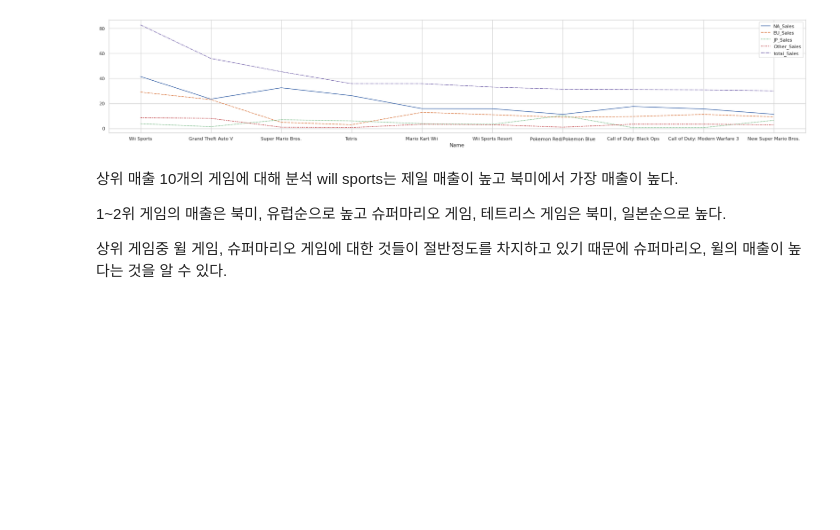
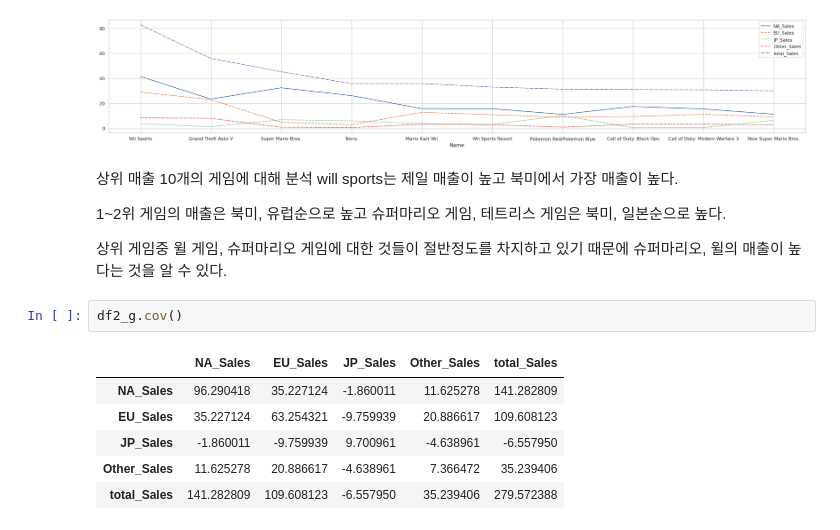
Before and after one commit to jiyoung-99/ML_practice, a Jupyter notebook: session1_project.ipynb, the cells around one changed output. Drawn from its saved outputs; the diff is of its cells as text; blank space fills up the shorter version.

```diff
--- a/session1_project.ipynb
+++ b/session1_project.ipynb
@@ -250,3 +250,12 @@ will sports는 제일 매출이 높고 북미에서 가장 매출이 높다.
 
 
 상위 게임중 윌 게임, 슈퍼마리오 게임에 대한 것들이 절반정도를 차지하고 있기 때문에 슈퍼마리오, 윌의 매출이 높다는 것을 알 수 있다.
+# %%
+df2_g.cov()
+# %% [output]
+|  | NA_Sales | EU_Sales | JP_Sales | Other_Sales | total_Sales |
+| NA_Sales | 96.290418 | 35.227124 | -1.860011 | 11.625278 | 141.282809 |
+| EU_Sales | 35.227124 | 63.254321 | -9.759939 | 20.886617 | 109.608123 |
+| JP_Sales | -1.860011 | -9.759939 | 9.700961 | -4.638961 | -6.557950 |
+| Other_Sales | 11.625278 | 20.886617 | -4.638961 | 7.366472 | 35.239406 |
+| total_Sales | 141.282809 | 109.608123 | -6.557950 | 35.239406 | 279.572388 |
```
Also changed, not shown: parts of 6 cells of this notebook.
